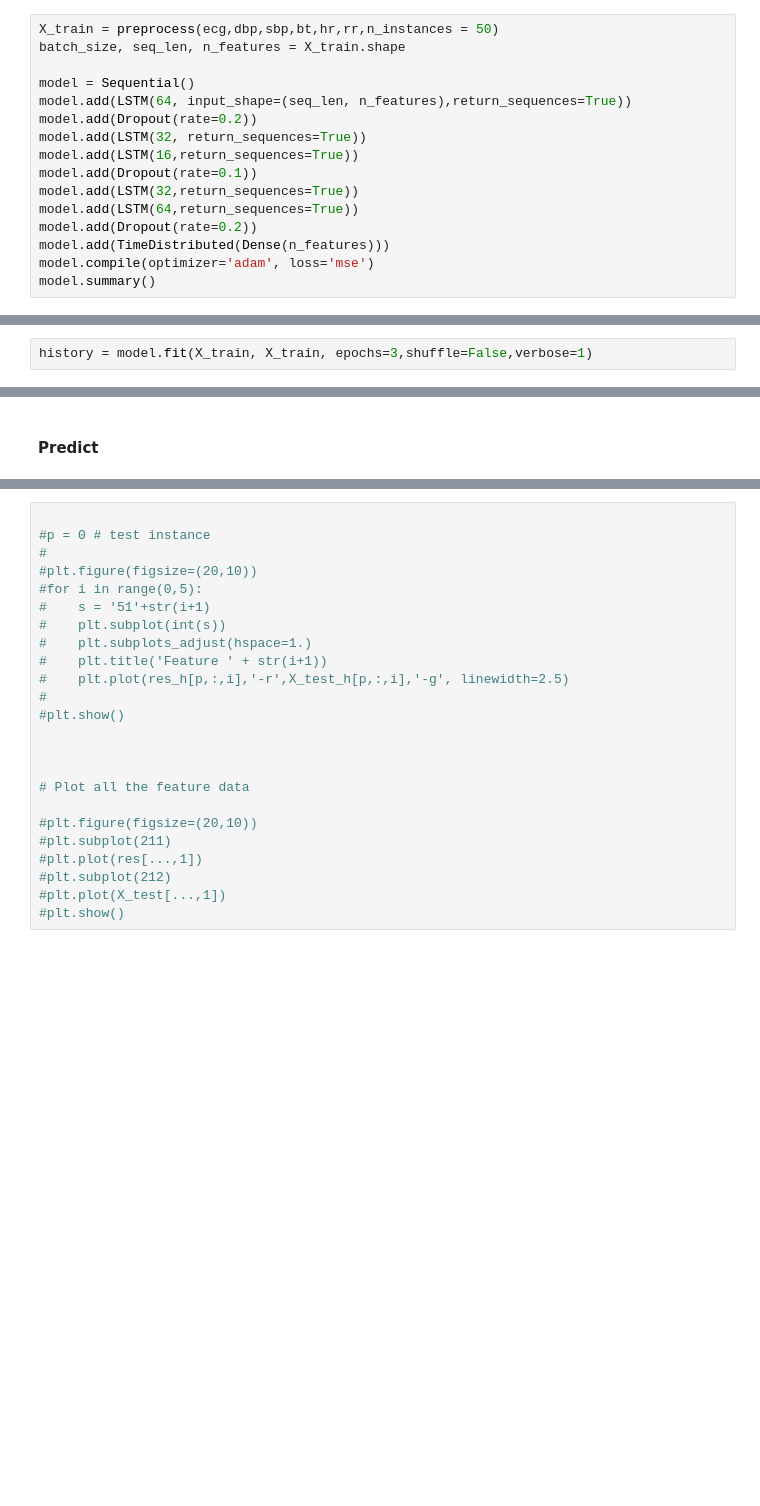
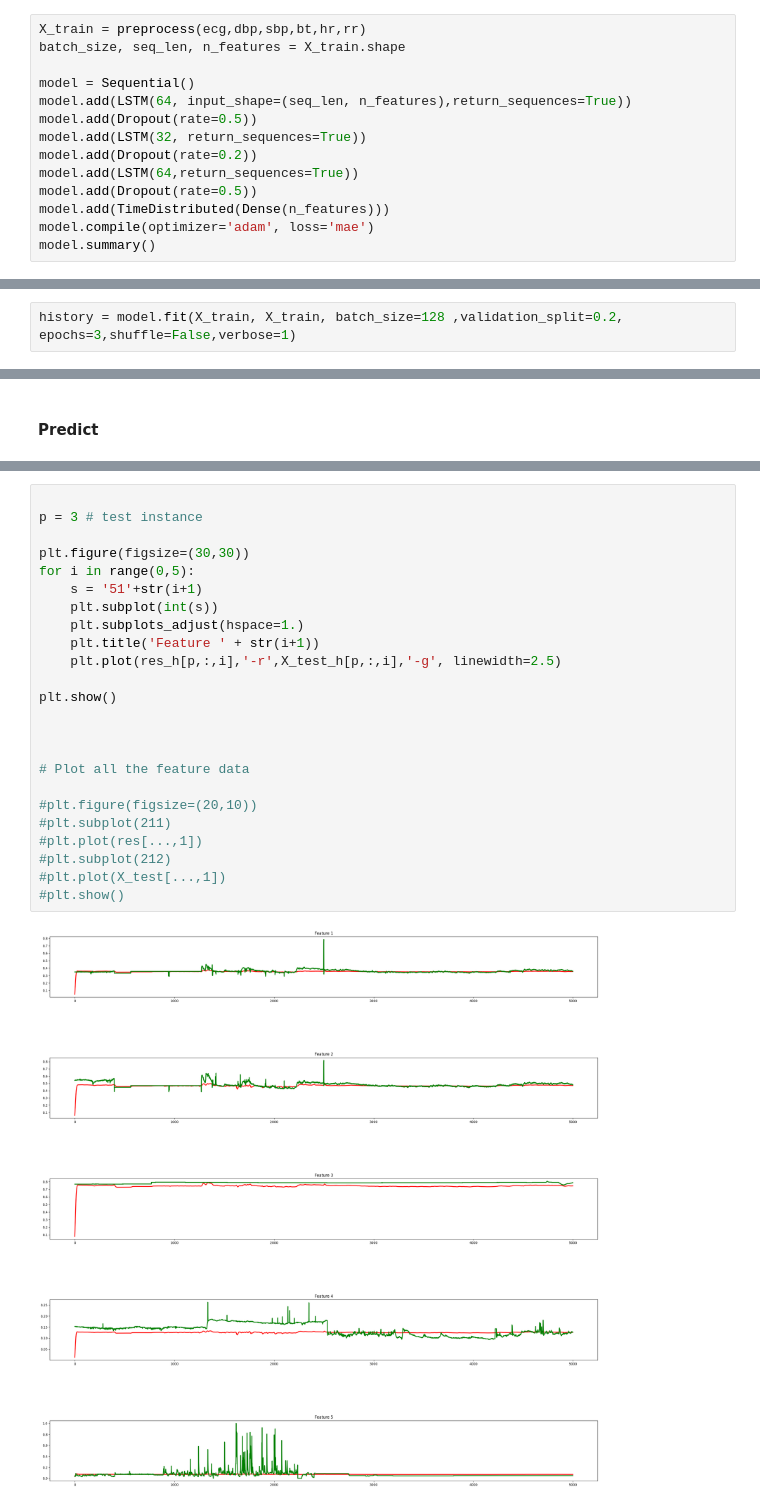
Before and after one commit to RobertoLorusso/AnomalyDetection, a Jupyter notebook: notebooks/VitalDB_Autoencoder.ipynb, the cells around one changed output, grey strips where cells are left out. Saved outputs shown, nothing was run; the diff lists cells and outputs as text; blank space fills up the shorter version.

```diff
--- a/notebooks/VitalDB_Autoencoder.ipynb
+++ b/notebooks/VitalDB_Autoencoder.ipynb
@@ -611,16 +642,14 @@ def eval_error(X_test,res,full = False):
 # %%
-X_train = preprocess(ecg,dbp,sbp,bt,hr,rr,n_instances = 50)
+X_train = preprocess(ecg,dbp,sbp,bt,hr,rr)
 batch_size, seq_len, n_features = X_train.shape
 
 model = Sequential()
 model.add(LSTM(64, input_shape=(seq_len, n_features),return_sequences=True))
+model.add(Dropout(rate=0.5))
+model.add(LSTM(32, return_sequences=True))
 model.add(Dropout(rate=0.2))
-model.add(LSTM(32, return_sequences=True))
-model.add(LSTM(16,return_sequences=True))
-model.add(Dropout(rate=0.1))
-model.add(LSTM(32,return_sequences=True))
 model.add(LSTM(64,return_sequences=True))
-model.add(Dropout(rate=0.2))
+model.add(Dropout(rate=0.5))
 model.add(TimeDistributed(Dense(n_features)))
-model.compile(optimizer='adam', loss='mse')
+model.compile(optimizer='adam', loss='mae')
 model.summary()
@@ -627,2 +674,2 @@ model.summary()
 # %%
-history = model.fit(X_train, X_train, epochs=3,shuffle=False,verbose=1)
+history = model.fit(X_train, X_train, batch_size=128 ,validation_split=0.2, epochs=3,shuffle=False,verbose=1)
@@ -660,24 +741,26 @@ print(resub_err,nh_err)
 # %%
 
-#p = 0 # test instance
-#
-#plt.figure(figsize=(20,10))
-#for i in range(0,5):
-#    s = '51'+str(i+1)
-#    plt.subplot(int(s))
-#    plt.subplots_adjust(hspace=1.)
-#    plt.title('Feature ' + str(i+1))
-#    plt.plot(res_h[p,:,i],'-r',X_test_h[p,:,i],'-g', linewidth=2.5)
-#
-#plt.show()
+p = 3 # test instance
+
+plt.figure(figsize=(30,30))
+for i in range(0,5):
+    s = '51'+str(i+1)
+    plt.subplot(int(s))
+    plt.subplots_adjust(hspace=1.)
+    plt.title('Feature ' + str(i+1))
+    plt.plot(res_h[p,:,i],'-r',X_test_h[p,:,i],'-g', linewidth=2.5)
+
+plt.show()
 
 
 
 # Plot all the feature data
 
 #plt.figure(figsize=(20,10))
 #plt.subplot(211)
 #plt.plot(res[...,1])
 #plt.subplot(212)
 #plt.plot(X_test[...,1])
 #plt.show()
+# %% [output]
+[figure, added]
```
Also changed, not shown: parts of 13 cells of this notebook.
